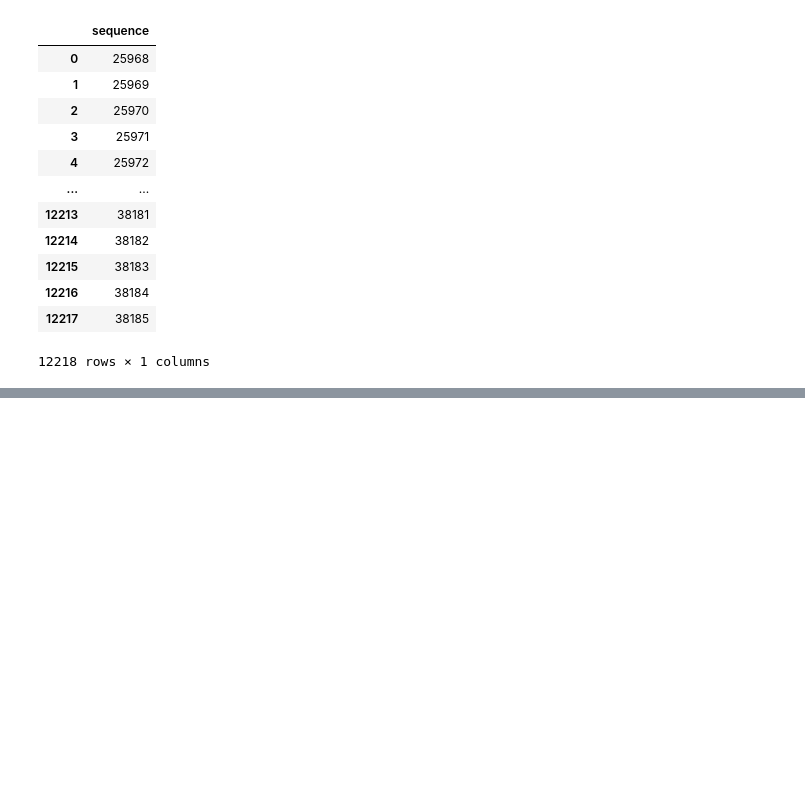
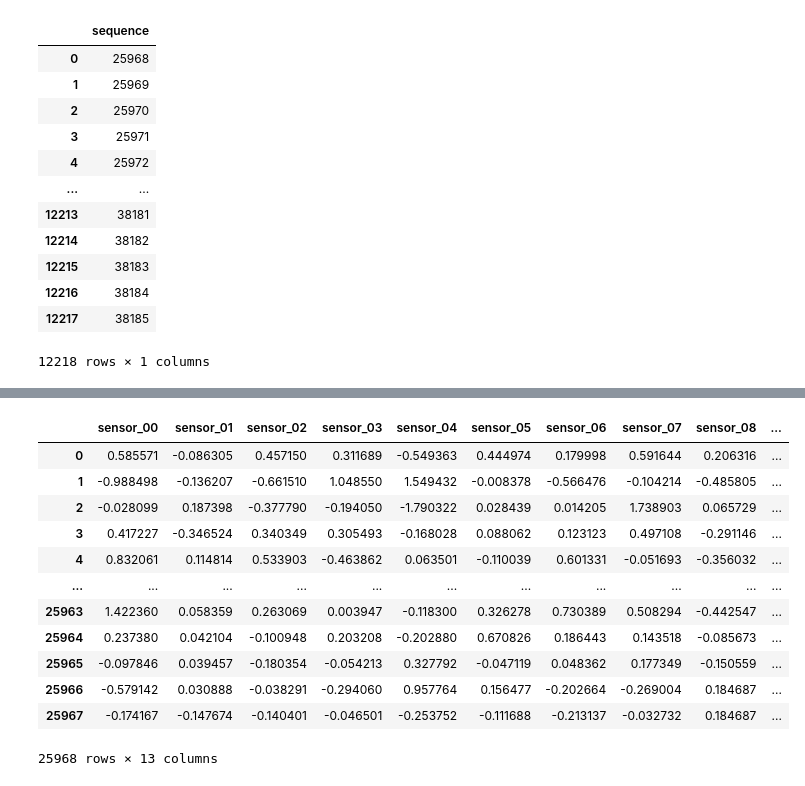
Before and after one commit to Abetelgeusian/ECE6420_FinalProject, a Jupyter notebook: ECE6420_FinalProject_Harshal.ipynb, the cells around one changed output, grey strips where cells are left out. Cells and saved outputs as stored; diff of their text form; code cells hidden in the pictures; blank space fills up the shorter version.

```diff
--- a/ECE6420_FinalProject_Harshal.ipynb
+++ b/ECE6420_FinalProject_Harshal.ipynb
@@ -134,0 +118,21 @@ cv_scores = cross_val_score(dt,X_train,y_train,cv=10)
+# %%
+std_scale = StandardScaler()
+answer = std_scale.fit_transform(X_train)
+answer = pd.DataFrame(answer)
+answer.columns = X_train.columns
+answer = answer.drop(columns=["subject","step"])
+X_train = answer
+# %% [output]
+|  | sensor_00 | sensor_01 | sensor_02 | sensor_03 | sensor_04 | sensor_05 | sensor_06 | sensor_07 | sensor_08 | ... |
+| 0 | 0.585571 | -0.086305 | 0.457150 | 0.311689 | -0.549363 | 0.444974 | 0.179998 | 0.591644 | 0.206316 | ... |
+| 1 | -0.988498 | -0.136207 | -0.661510 | 1.048550 | 1.549432 | -0.008378 | -0.566476 | -0.104214 | -0.485805 | ... |
+| 2 | -0.028099 | 0.187398 | -0.377790 | -0.194050 | -1.790322 | 0.028439 | 0.014205 | 1.738903 | 0.065729 | ... |
+| 3 | 0.417227 | -0.346524 | 0.340349 | 0.305493 | -0.168028 | 0.088062 | 0.123123 | 0.497108 | -0.291146 | ... |
+| 4 | 0.832061 | 0.114814 | 0.533903 | -0.463862 | 0.063501 | -0.110039 | 0.601331 | -0.051693 | -0.356032 | ... |
+| ... | ... | ... | ... | ... | ... | ... | ... | ... | ... | ... |
+| 25963 | 1.422360 | 0.058359 | 0.263069 | 0.003947 | -0.118300 | 0.326278 | 0.730389 | 0.508294 | -0.442547 | ... |
+| 25964 | 0.237380 | 0.042104 | -0.100948 | 0.203208 | -0.202880 | 0.670826 | 0.186443 | 0.143518 | -0.085673 | ... |
+| 25965 | -0.097846 | 0.039457 | -0.180354 | -0.054213 | 0.327792 | -0.047119 | 0.048362 | 0.177349 | -0.150559 | ... |
+| 25966 | -0.579142 | 0.030888 | -0.038291 | -0.294060 | 0.957764 | 0.156477 | -0.202664 | -0.269004 | 0.184687 | ... |
+| 25967 | -0.174167 | -0.147674 | -0.140401 | -0.046501 | -0.253752 | -0.111688 | -0.213137 | -0.032732 | 0.184687 | ... |
+25968 rows × 13 columns
```
Also changed, not shown: parts of 13 cells of this notebook, 28 other files.
